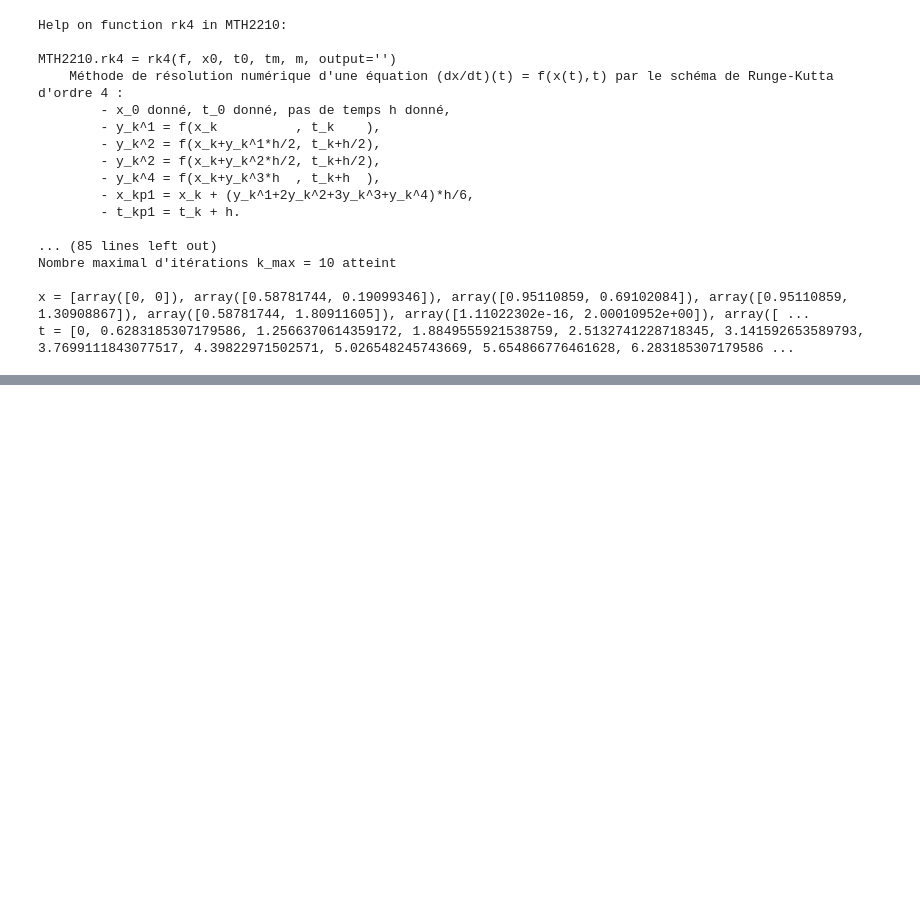
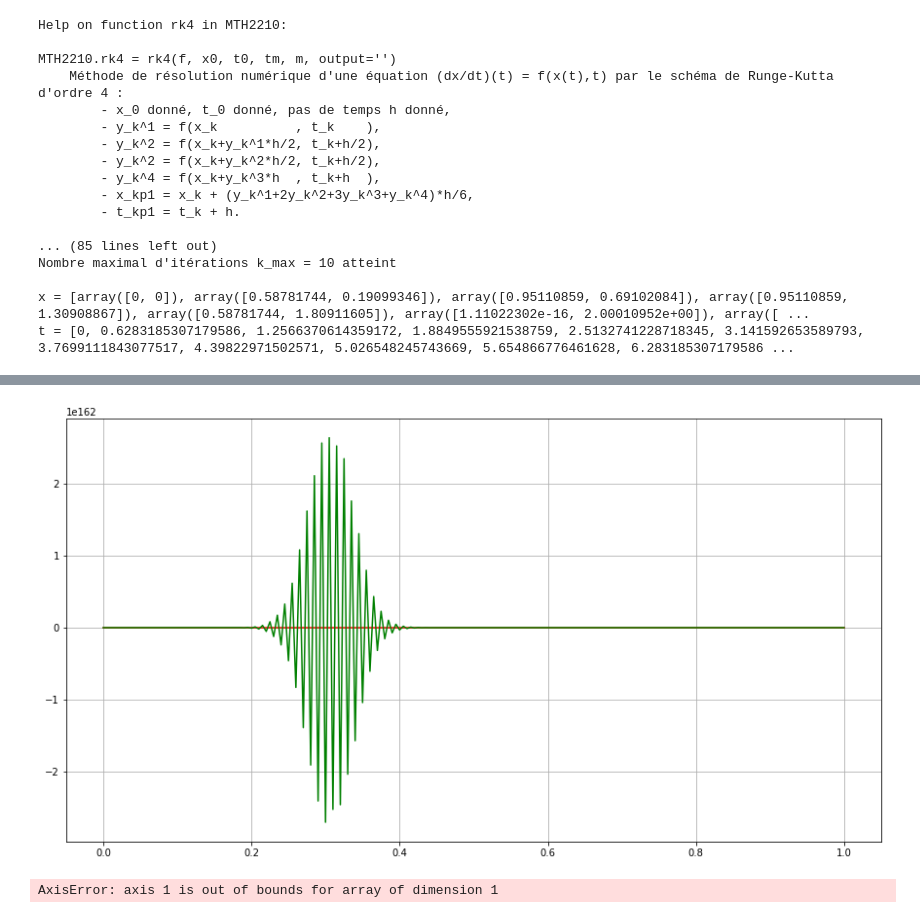
Before and after one commit to amontoison/MTH2210.py, a Jupyter notebook: MTH2210.ipynb, the cells around one changed output, grey strips where cells are left out. Cells and saved outputs as stored; diff of their text form; code cells hidden in the pictures; blank space fills up the shorter version.

```diff
--- a/MTH2210.ipynb
+++ b/MTH2210.ipynb
@@ -503,0 +540,54 @@ t = [0, 0.6283185307179586, 1.2566370614359172, 1.8849555921538759, 2.5132741228
+# %%
+import scipy.interpolate as spi
+
+u = lambda x: (np.exp(3*x) * np.sin(200*x**2)) / (1+20*x**2)
+
+xu = np.linspace(0,1,1001)
+yu = [u(i) for i in xu]
+
+n = 200
+pt = n+1
+
+x200 = np.linspace(0,1,pt)
+u_x200 = [u(i) for i in x200]
+
+y200 = spi.lagrange(x200, u_x200)
+
+plt.figure(figsize=(15,8))
+plt.plot(xu,yu, "r")
+plt.plot(x200, y200, "g")
+plt.grid()
+plt.show()
+# %% [output]
+[figure, added]
+# %%
+xi = [0,1,2]
+yi = [0,-1,0]
+x  = np.linspace(0,2,11)
+
+def repmat(Mat,M,N):
+    couple1 = [Mat for i in range(M)]
+    tmp = np.concatenate(couple1,axis=0)
+    couple2 = [tmp for i in range(N)]
+    out = np.concatenate(couple2,axis=1)
+    return(out)
+
+def prod(Mat):
+    return(np.array([np.prod(Mat[:,i]) for i in range(Mat.shape[1])]))
+
+M = len(xi)
+N = len(x)
+
+Xi = repmat(xi,1,M)
+W = repmat(1/prod(Xi-np.transpose(Xi)+np.eye(M)),N,1)
+xdist = repmat(x,1,M)-repmat(np.transpose(xi),N,1)
+
+ijzeros = np.where(xdist == 0)
+ijzeros = [[ijzeros[0][i],ijzeros[1][i]] for i in range(len(ijzeros[0]))]
+for ij in ijzeros:
+    xdist[ij[0],ij[1]] = float("Inf")
+H = W/xdist
+
+Lx = (H*yi)/sum(H,2)
+# %% [output]
+AxisError: axis 1 is out of bounds for array of dimension 1
```
Also changed, not shown: parts of 18 cells of this notebook, 3 other files.
